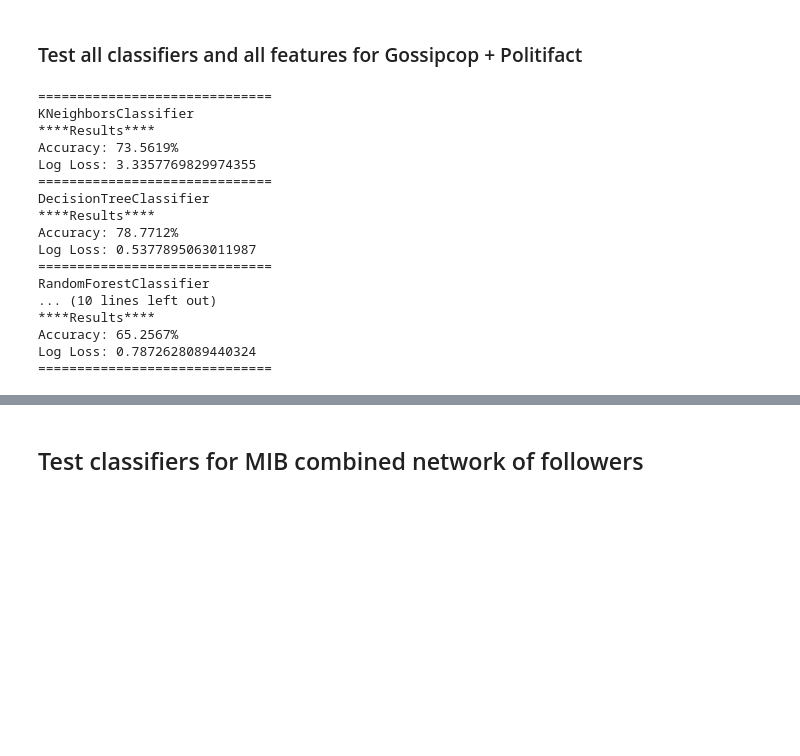
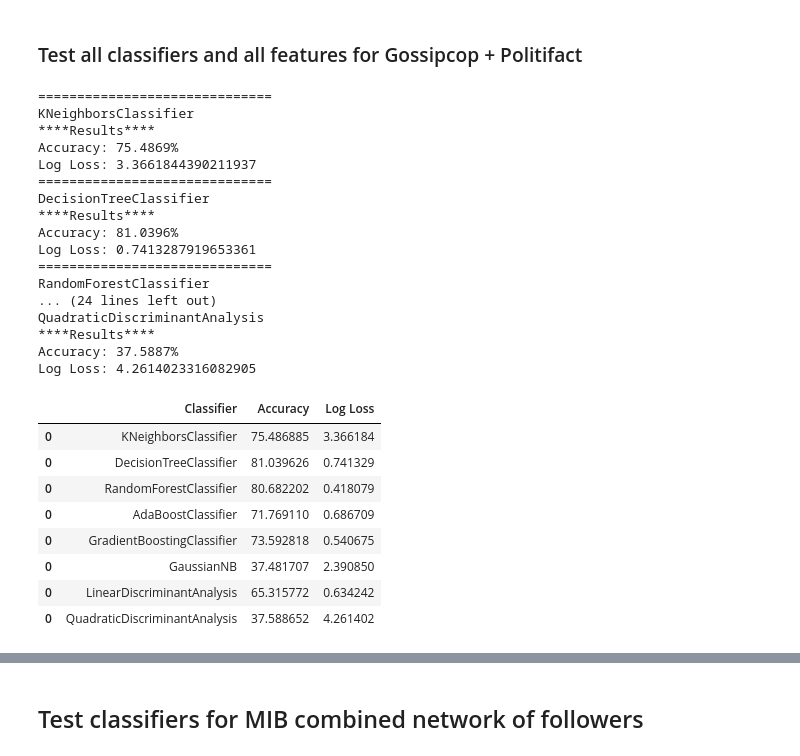
Before and after one commit to Patric/fkd-gs, a Jupyter notebook: notebooks/FakeNewsDetectionGraphSolutions.ipynb, the cells around one changed output, grey strips where cells are left out. Saved outputs shown, nothing was run; the diff lists cells and outputs as text; code cells hidden in the pictures; blank space fills up the shorter version.

```diff
--- a/notebooks/FakeNewsDetectionGraphSolutions.ipynb
+++ b/notebooks/FakeNewsDetectionGraphSolutions.ipynb
@@ -983,46 +970,53 @@ features_included = [
         'hits_hub',
         'hits_auth',
         'betweenness_score',
-        'closeness_score',
         'page_rank_score',
-        'article_rank_score',
         'outDegree',
         'inDegree',
         'degree'
         ]
 label_column_name = 'user.label'
 X, y = split_into_X_y(datasets['fake_news_skeleton_combined'], features_included, label_column_name)
 X_train, X_test, y_train, y_test = train_test_split(X, y, test_size=0.1)
 
 classifiers = [
   KNeighborsClassifier(3),
-  SVC(kernel="rbf", C=0.025, probability=True),
-  NuSVC(probability=True),
+  # SVC(kernel="rbf", C=0.025, probability=True),
+  # NuSVC(probability=True),
   DecisionTreeClassifier(),
   RandomForestClassifier(n_estimators=1500),
   AdaBoostClassifier(),
   GradientBoostingClassifier(),
   GaussianNB(),
   LinearDiscriminantAnalysis(),
   QuadraticDiscriminantAnalysis()
 ]
 
 test_classfiers(classifiers, X_train, X_test, y_train, y_test)
 # %% [output]
 ==============================
 KNeighborsClassifier
 ****Results****
-Accuracy: 73.5619%
-Log Loss: 3.3357769829974355
+Accuracy: 75.4869%
+Log Loss: 3.3661844390211937
 ==============================
 DecisionTreeClassifier
 ****Results****
-Accuracy: 78.7712%
-Log Loss: 0.5377895063011987
+Accuracy: 81.0396%
+Log Loss: 0.7413287919653361
 ==============================
 RandomForestClassifier
-... (10 lines left out)
+... (24 lines left out)
+QuadraticDiscriminantAnalysis
 ****Results****
-Accuracy: 65.2567%
-Log Loss: 0.7872628089440324
-==============================
+Accuracy: 37.5887%
+Log Loss: 4.2614023316082905
+|  | Classifier | Accuracy | Log Loss |
+| 0 | KNeighborsClassifier | 75.486885 | 3.366184 |
+| 0 | DecisionTreeClassifier | 81.039626 | 0.741329 |
+| 0 | RandomForestClassifier | 80.682202 | 0.418079 |
+| 0 | AdaBoostClassifier | 71.769110 | 0.686709 |
+| 0 | GradientBoostingClassifier | 73.592818 | 0.540675 |
+| 0 | GaussianNB | 37.481707 | 2.390850 |
+| 0 | LinearDiscriminantAnalysis | 65.315772 | 0.634242 |
+| 0 | QuadraticDiscriminantAnalysis | 37.588652 | 4.261402 |
```
Also changed, not shown: parts of 32 cells of this notebook.
